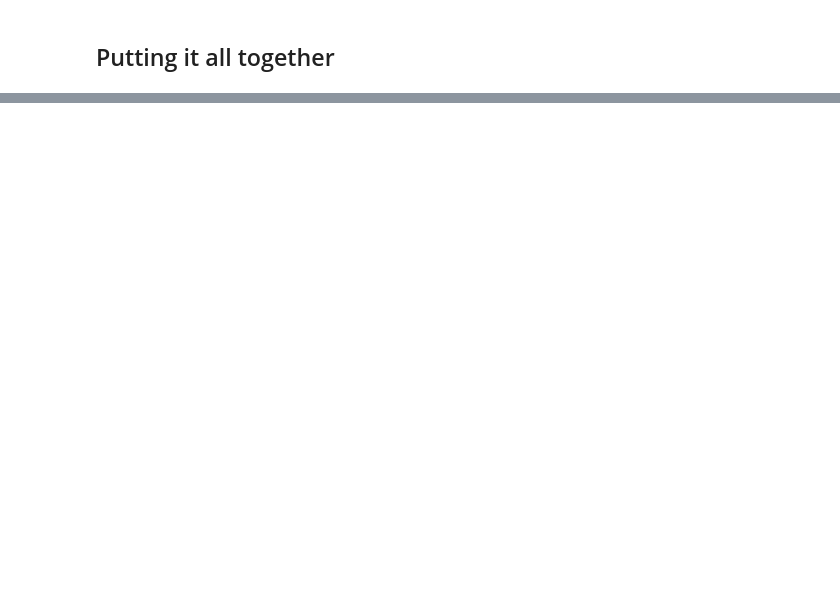
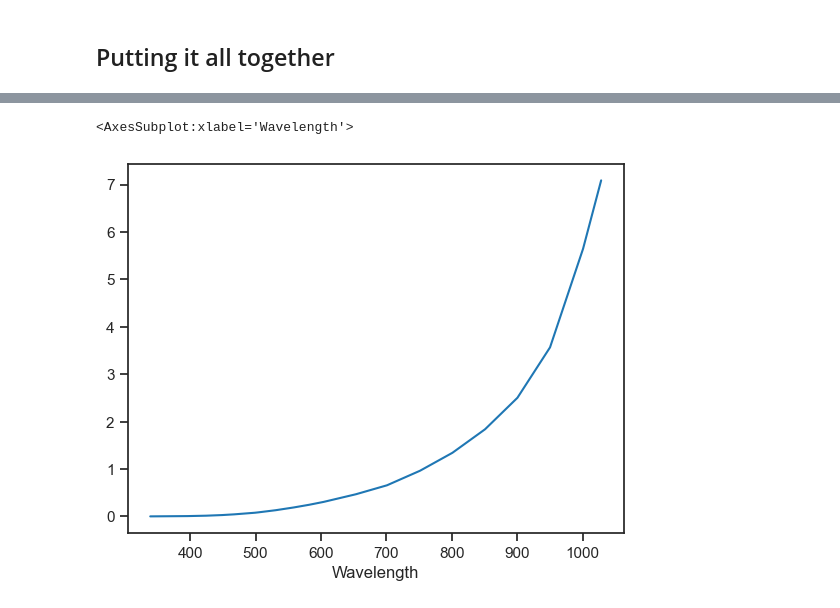
Before and after one commit to PySilentSubstitution/pysilsub, a Jupyter notebook: 07a_spectrometer_calibration.ipynb, the cells around one changed output, grey strips where cells are left out. Drawn from its saved outputs; the diff is of its cells as text; code cells hidden in the pictures; blank space fills up the shorter version.

```diff
--- a/07a_spectrometer_calibration.ipynb
+++ b/07a_spectrometer_calibration.ipynb
@@ -606,0 +636,7 @@ finally:
+# %%
+this_calibration_spectrum.name = '[uW/cm2/nm]'
+# %%
+this_calibration_spectrum.plot()
+# %% [output]
+<AxesSubplot:xlabel='Wavelength'>
+[figure, added]
```
Also changed, not shown: parts of 18 cells of this notebook, 55 other files.
